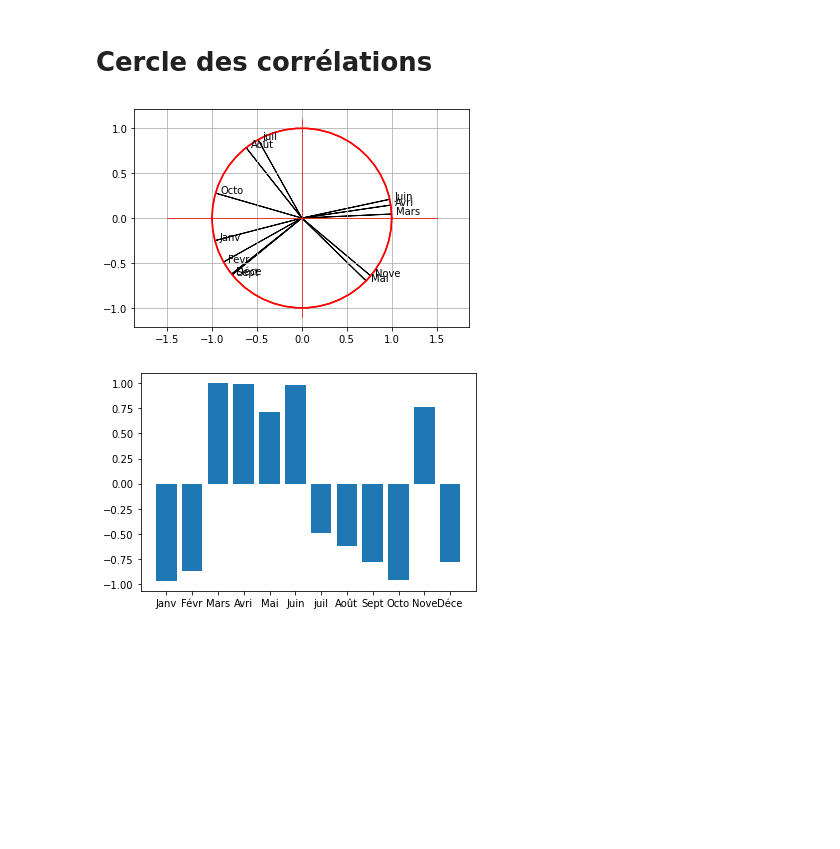
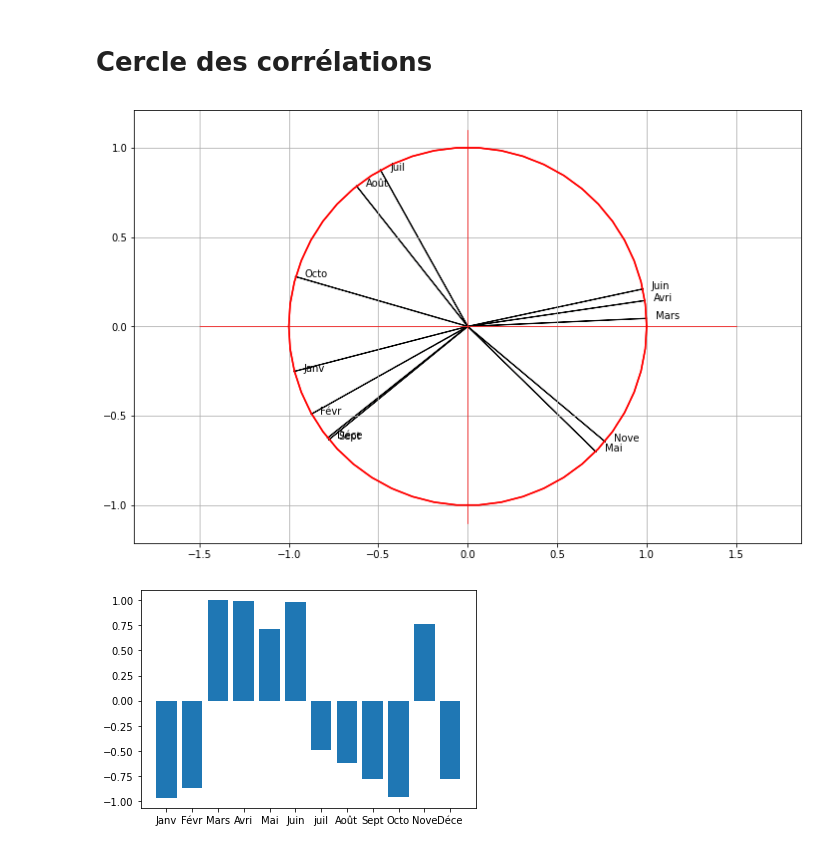
Before and after one commit to damien1976/objet-detection-with-YOLOv5-using-webcam-in-colab, a Jupyter notebook: Etude_acp_sur_températures_villes.ipynb, the cells around one changed output. Cells and saved outputs as stored; diff of their text form; code cells hidden in the pictures; blank space fills up the shorter version.

```diff
--- a/Etude_acp_sur_températures_villes.ipynb
+++ b/Etude_acp_sur_températures_villes.ipynb
@@ -222,29 +224,30 @@ for j in range(X.shape[1]):
 # %%
 # Création du cercle des corrélations
 cercle_X=[]
 cercle_Y=[]
 cercle_inf=[]
 N=50
 
+plt.figure(1, figsize=(12, 8))
 for j in range(N+1):
   cercle_X.append(cos(2*pi/N*j))
   cercle_Y.append(sin(2*pi/N*j))
   cercle_inf.append(-sin(2*pi/N*j))
 
 # Affichage des variables sous forme de flèches.
 for i, txt in enumerate(variables):
     plt.arrow(0, 0, var_X[i], var_Y[i])
     plt.annotate(txt, (var_X[i]+0.05, var_Y[i]))
 
 plt.grid()
 plt.axis("equal")
 plt.plot(cercle_X, cercle_Y, "red")
 plt.plot(cercle_X, cercle_inf, "red")
 plt.plot([-1.5, 1.5], [0, 0], "red", linewidth=0.7)
 plt.plot([0, 0], [-1.1, 1.1], "red", linewidth=0.7)
 plt.show()
 # %% [output]
-[figure, old version]
+[figure, new version]
 # %%
 # Poids des variables dans la constitution du premier axe pricipal.
 plt.bar(variables, var_X)
```
Also changed, not shown: parts of 3 cells of this notebook.
